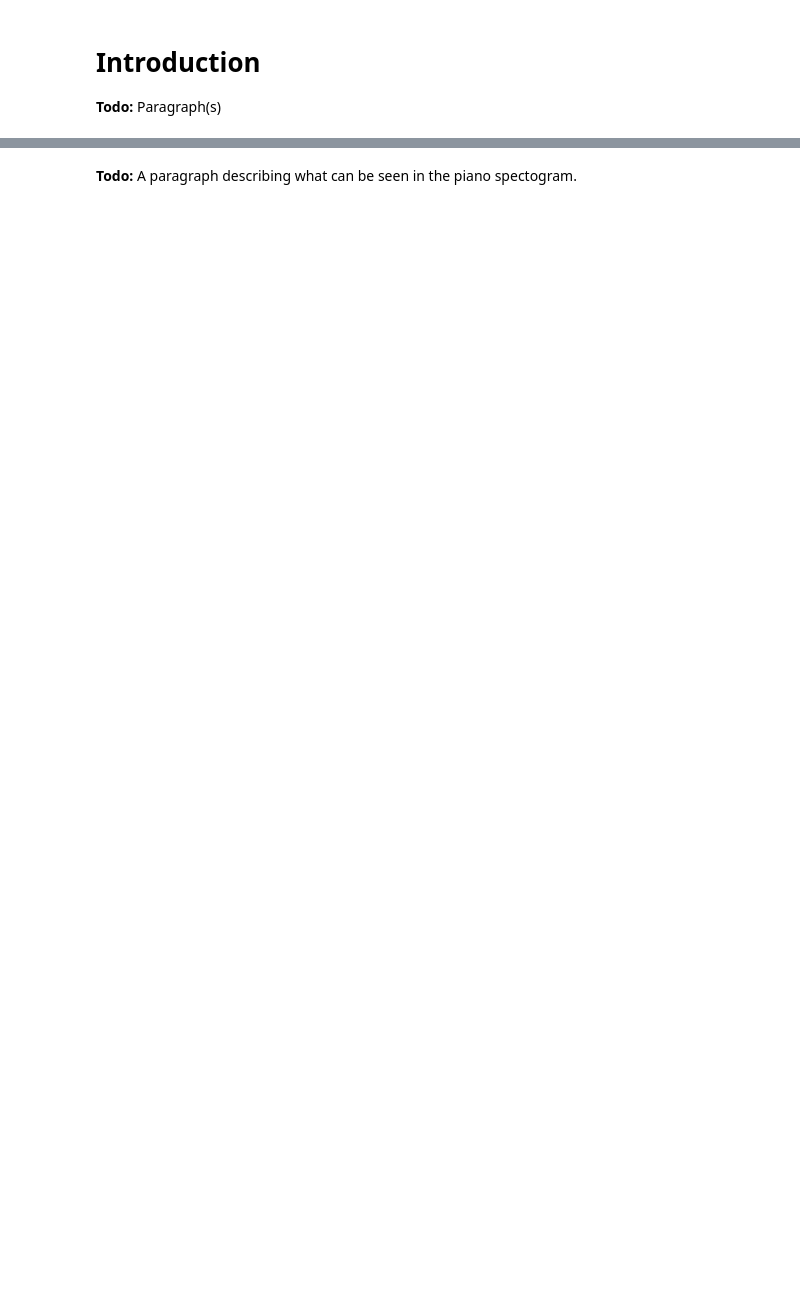
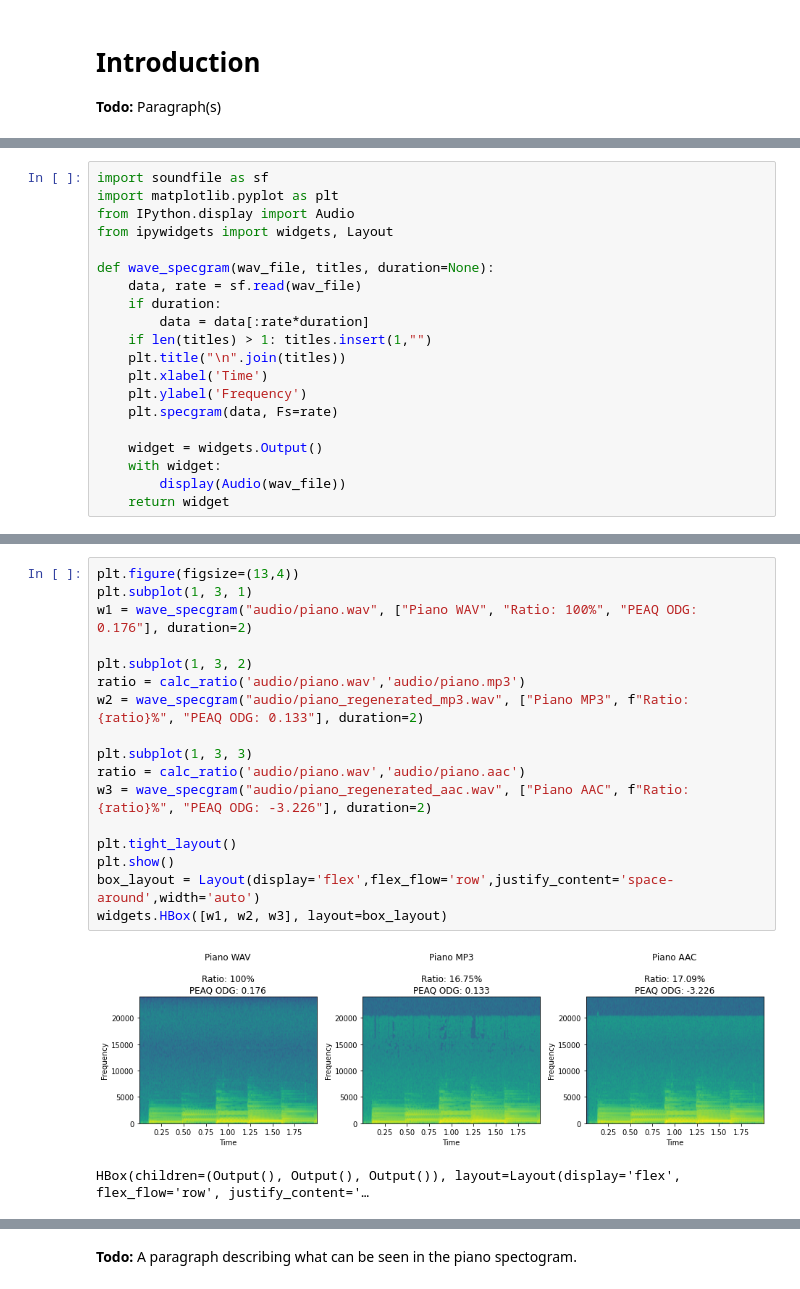
Before and after one commit to matinlotfali/LossyAudioCompressionTutorial, a Jupyter notebook: README.ipynb, the cells around one changed output, grey strips where cells are left out. Cells and saved outputs as stored; diff of their text form; blank space fills up the shorter version.

```diff
--- a/README.ipynb
+++ b/README.ipynb
@@ -12,0 +40,20 @@ Noise Substitution (PNS)](https://ccrma.stanford.edu/~kapilkm/422/Audio%20Compre
+# %%
+import soundfile as sf
+import matplotlib.pyplot as plt
+from IPython.display import Audio
+from ipywidgets import widgets, Layout
+
+def wave_specgram(wav_file, titles, duration=None):
+    data, rate = sf.read(wav_file)
+    if duration:
+        data = data[:rate*duration]
+    if len(titles) > 1: titles.insert(1,"")
+    plt.title("\n".join(titles))
+    plt.xlabel('Time')
+    plt.ylabel('Frequency')
+    plt.specgram(data, Fs=rate)
+
+    widget = widgets.Output()
+    with widget:
+        display(Audio(wav_file))
+    return widget
@@ -12,0 +72,20 @@ Noise Substitution (PNS)](https://ccrma.stanford.edu/~kapilkm/422/Audio%20Compre
+# %%
+plt.figure(figsize=(13,4))
+plt.subplot(1, 3, 1)
+w1 = wave_specgram("audio/piano.wav", ["Piano WAV", "Ratio: 100%", "PEAQ ODG: 0.176"], duration=2)
+
+plt.subplot(1, 3, 2)
+ratio = calc_ratio('audio/piano.wav','audio/piano.mp3')
+w2 = wave_specgram("audio/piano_regenerated_mp3.wav", ["Piano MP3", f"Ratio: {ratio}%", "PEAQ ODG: 0.133"], duration=2)
+
+plt.subplot(1, 3, 3)
+ratio = calc_ratio('audio/piano.wav','audio/piano.aac')
+w3 = wave_specgram("audio/piano_regenerated_aac.wav", ["Piano AAC", f"Ratio: {ratio}%", "PEAQ ODG: -3.226"], duration=2)
+
+plt.tight_layout()
+plt.show()
+box_layout = Layout(display='flex',flex_flow='row',justify_content='space-around',width='auto')
+widgets.HBox([w1, w2, w3], layout=box_layout)
+# %% [output]
+[figure, added]
+HBox(children=(Output(), Output(), Output()), layout=Layout(display='flex', flex_flow='row', justify_content='…
```
Also changed, not shown: parts of 27 cells of this notebook.
